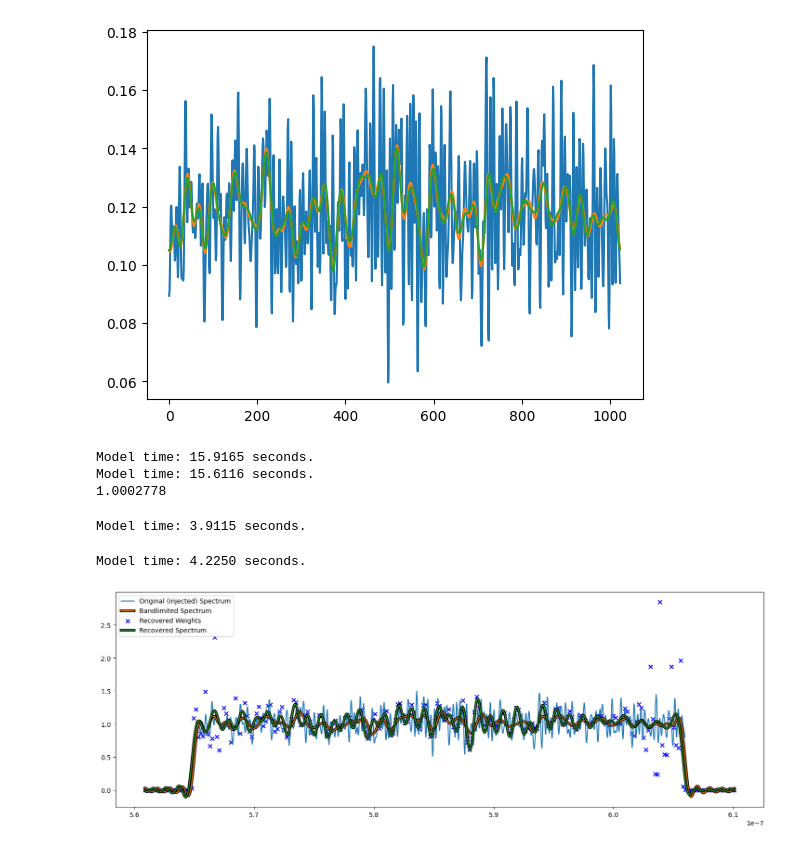
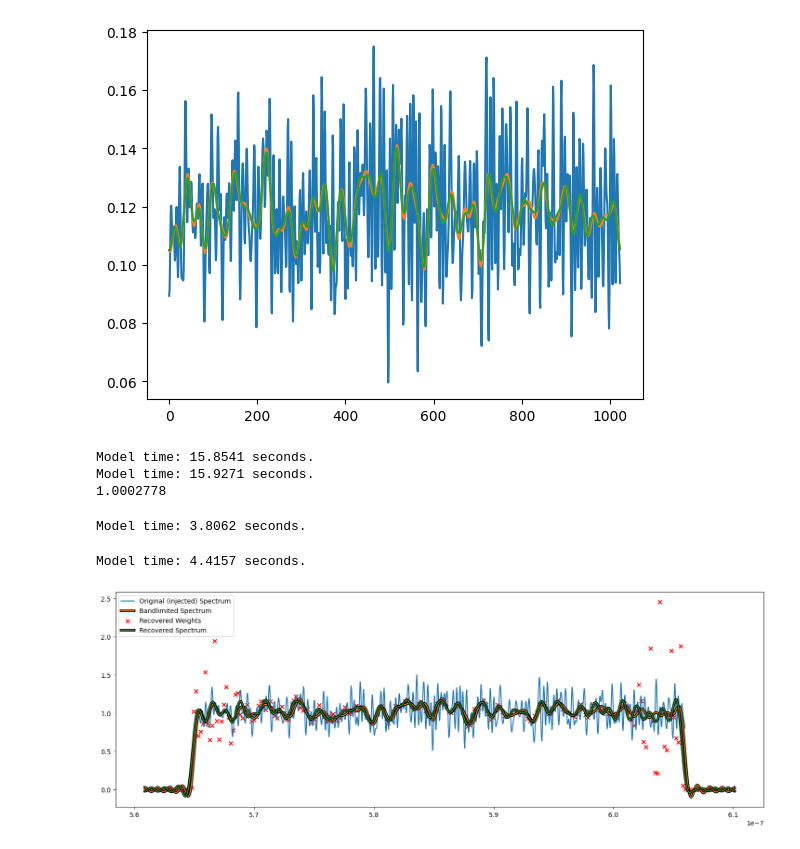
Before and after one commit to milolangker/honours, a Jupyter notebook: wk20/non_dlux_pscale.ipynb, the cells around one changed output. Cells and saved outputs as stored; diff of their text form; code cells hidden in the pictures.

```diff
--- a/wk20/non_dlux_pscale.ipynb
+++ b/wk20/non_dlux_pscale.ipynb
@@ -96,7 +96,7 @@ wavelengths_sample = np.linspace(min_wavelength - wl_bound, max_wavelength + wl_
 
 weights_initial = np.ones(n_wavelengths_sample) # log weights, but init at 1
 
-flux = 4*(2.909*10**7)*(4/11)
+flux = 40*(2.909*10**7)*(4/11)
 
 difference = np.pi * 0.348
 flux_renorm = flux #/(jv(0, difference/4)**2 * jv(1, difference/4)**2)
@@ -149,8 +149,8 @@ sidelobe_poisson = jr.poisson(key, sidelobe_raw)
 
 print(ps_shift)
 # %% [output]
-Model time: 15.9165 seconds.
-Model time: 15.6116 seconds.
+Model time: 15.8541 seconds.
+Model time: 15.9271 seconds.
 1.0002778
 # %%
 weights_path = 'telescope.source.spectrum.weights'
@@ -195,7 +195,7 @@ with tqdm(range(n_iter),desc='Gradient Descent') as t:
         models_out.append(model)
         t.set_description("Log Loss: {:.3f}".format(np.log10(loss))) # update the progress bar
 # %% [output]
-Model time: 3.9115 seconds.
+Model time: 3.8062 seconds.
 # %%
 model_log_weights = models_out[-1].weights
 model_weights = np.exp(model_log_weights)
@@ -207,7 +207,7 @@ N_extra = int(np.ceil(wl_bound/dx))
 wl_extra_bound = N_extra*dx
 wavelengths_extra = np.linspace(min_wavelength - wl_extra_bound, max_wavelength + wl_extra_bound, N + 2*N_extra)
 # %% [output]
-Model time: 4.2250 seconds.
+Model time: 4.4157 seconds.
 # %%
 def sinc_interp(xi, x, y, sample_interval):
     # xi: new points, x: original, y: filtered signal
@@ -239,35 +239,35 @@ alpha = low_max_spec_freq/max_spec_freq
 # although can be iffy.. (works very well upto 0.9 but by 1 its a bit weird) gonna try 2.5x nyquist.
 # 2.5 seems to work well upto 0.97x nyquist. probably where noise comes in too much
 # wow this is cool though.
 # trying to 'cheat' almost and go to 1.0 nyquist sampling... doesn't work out too well.
 # 2.5x nyquist is common in science though I believe. and it works well here.
 # 0.97 may have been an illusion, reality is that there are appx no freqs between 0.9 and 0.98 = 1.
 
 weights_r_ft_filtered = weights_r_ft.at[np.abs(freqs_reconstructed) > alpha*max_spec_freq].set(0)
 
 weights_r_filtered = np.fft.ifft(weights_r_ft_filtered).real
 
 #bandlimited_extra = sinc_interp(wavelengths_extra, wavelengths, signal_filtered_filter2)
 signal_extra_ft_filtered = signal_extra_ft.at[np.abs(freqs_reconstructed) > alpha*max_spec_freq].set(0)
 signal_extra_filtered = np.fft.ifft(signal_extra_ft_filtered).real
 
 #plt.plot(wavelengths, weights_reconstructed)
 #plt.plot(wavelengths, signal_filtered/np.max(signal_filtered))
 #plt.plot(wavelengths_sample, 2.3*model_weights/np.max(model_weights))
 beta = 1.005
 plt.figure(figsize=(18,6))
 plt.plot(wavelengths, signal/np.median(signal_extra_filtered), label='Original (injected) Spectrum')
 plt.plot(wavelengths_extra, signal_extra_filtered/np.median(signal_extra_filtered), label='Bandlimited Spectrum', path_effects = path_effects)
-plt.scatter(wavelengths_sample, model_weights/np.median(model_weights), marker='x', color='blue', label='Recovered Weights')
+plt.scatter(wavelengths_sample, model_weights/np.median(model_weights), marker='x', color='red', label='Recovered Weights')
 plt.plot(wavelengths_extra, weights_r_filtered/np.median(weights_r_filtered), label='Recovered Spectrum', path_effects = path_effects, linestyle='-')
 
 #plt.plot(wavelengths_sample, model_weights/np.max(model_weights))
 #plt.plot(wavelengths, signal/np.max(signal_filtered))
 #plt.ylim(0.5, 1.2)
 plt.legend()
 plt.show()
 # %% [output]
-[figure, old version]
+[figure, new version]
 # %%
 x = wavelengths_extra
 
```
Also changed, not shown: parts of 5 cells of this notebook, 31 other files.
